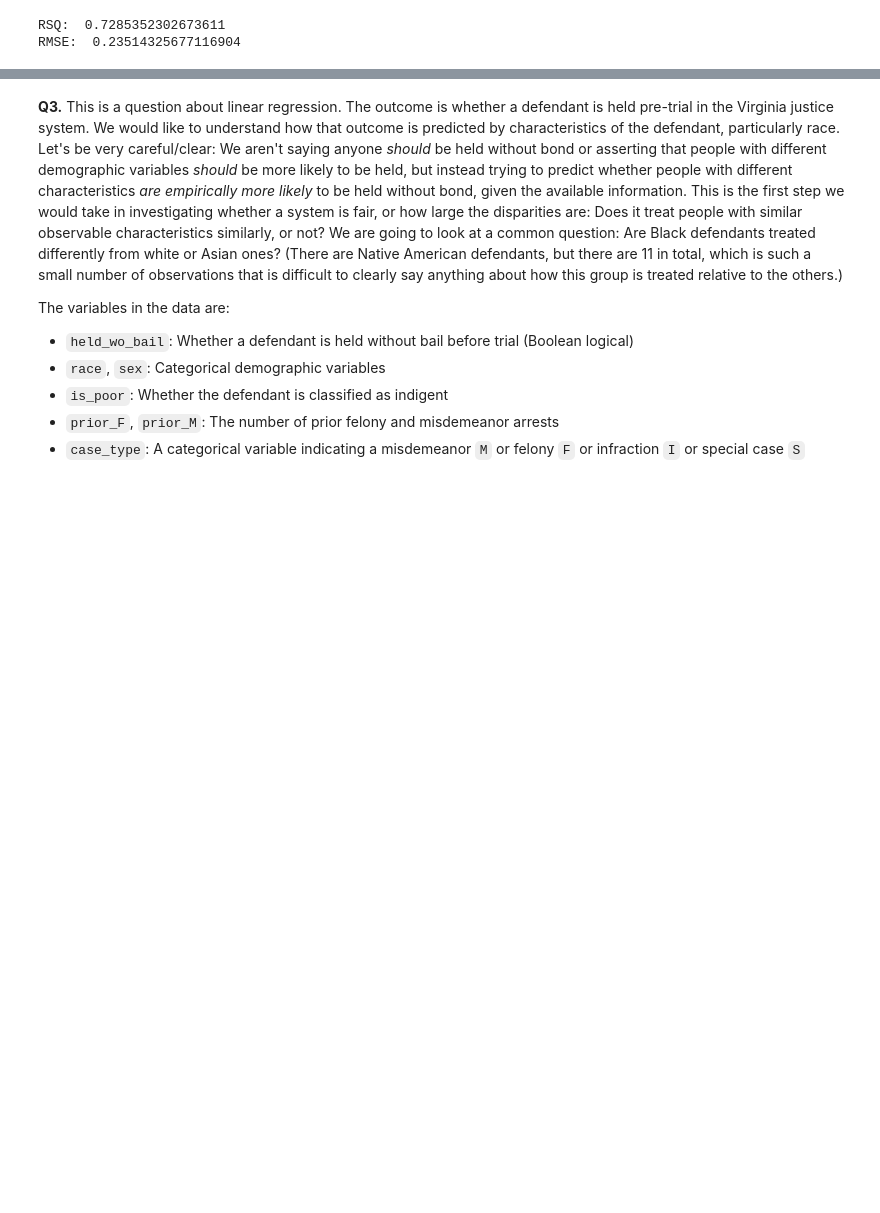
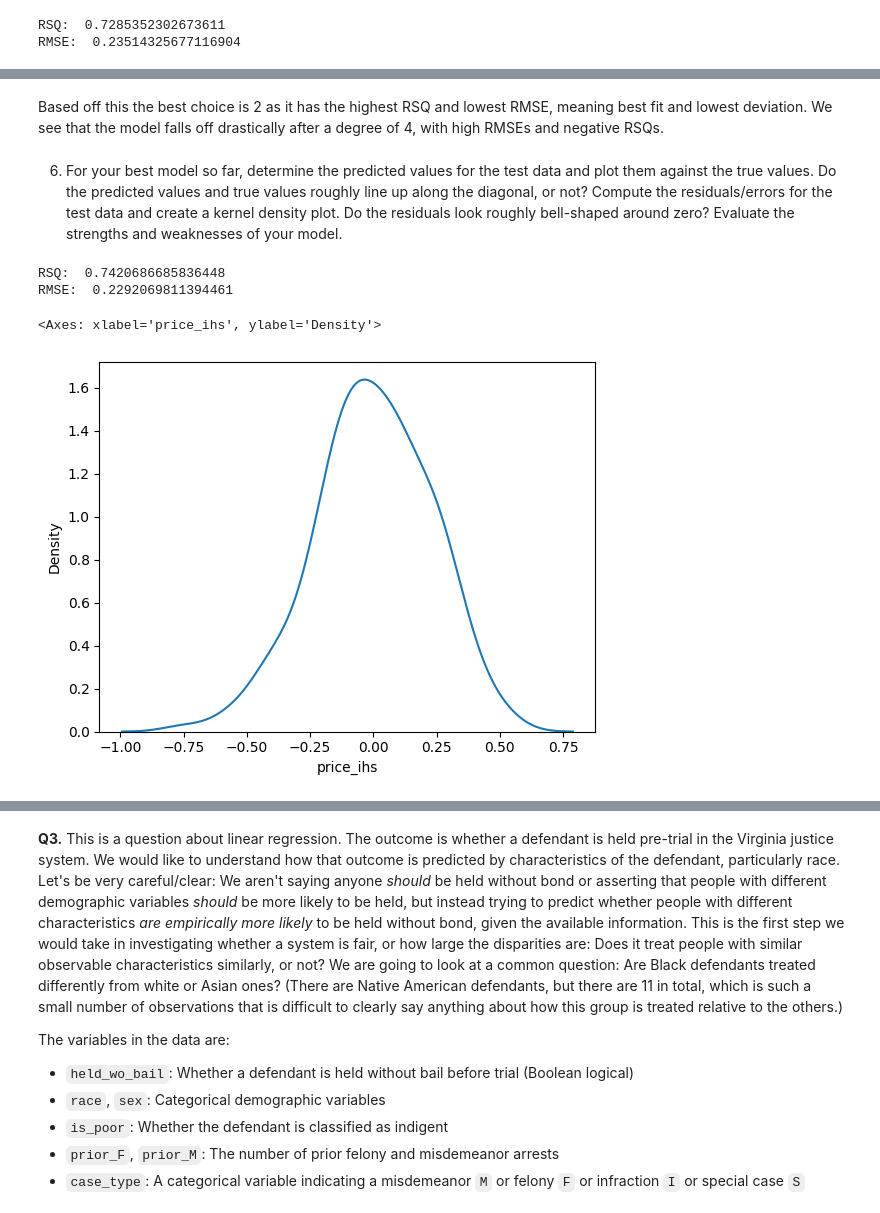
Before and after one commit to cwynne12/linearRegression, a Jupyter notebook: assignment.ipynb, the cells around one changed output, grey strips where cells are left out. Saved outputs shown, nothing was run; the diff lists cells and outputs as text; code cells hidden in the pictures; blank space fills up the shorter version.

```diff
--- a/assignment.ipynb
+++ b/assignment.ipynb
@@ -481,0 +520,41 @@ The combined categorical and numerical regression had the highest r-squared (and
+# %% [markdown]
+Based off this the best choice is 2 as it has the highest RSQ and lowest RMSE, meaning best fit and lowest deviation. We see that the model falls off drastically after a degree of 4, with high RMSEs and negative RSQs.
+# %% [markdown]
+6. For your best model so far, determine the predicted values for the test data and plot them against the true values. Do the predicted values and true values roughly line up along the diagonal, or not? Compute the residuals/errors for the test data and create a kernel density plot. Do the residuals look roughly bell-shaped around zero? Evaluate the strengths and weaknesses of your model.
+# %%
+i = 2 #based off last calculation with polynomial facyors
+
+#test
+expander =PolynomialFeatures(degree = i, include_bias = False)
+z=expander.fit_transform(testdataN) #puts data frame into expander to get powers/interactions of x and y
+names = expander.get_feature_names_out() #get names of variables
+expandedtestdf = pd.DataFrame(data = z, columns = names) # new expanded data frame
+
+#train
+z= expander.fit_transform(traindataN)
+names= expander.get_feature_names_out()#names of train data
+expandedtraindf = pd.DataFrame (data = z, columns = names)
+
+
+combinedxtrain = pd.concat([expandedtraindf, xtraincat], axis = 1, ignore_index = True)
+combinedxtrain.columns = combinedxtrain.columns.astype(str) #cast
+
+expandedtestdf.reset_index(drop=True, inplace=True)
+xtestcat.reset_index (drop = True, inplace = True)
+combinedxtest = pd.concat([expandedtestdf, xtestcat], axis = 1, ignore_index = True)
+combinedxtest.columns = combinedxtest.columns.astype(str)
+
+combinedreg =LinearRegression().fit(combinedxtrain, ytrain)
+y_hatcombined = combinedreg.predict(combinedxtest)
+print( "RSQ: ", combinedreg.score(combinedxtest, ytest))
+print( "RMSE: ", np.sqrt(np.mean((ytest-y_hatcombined)**2)))
+resid = ytest-y_hatcombined
+
+#kde
+
+sns.kdeplot(resid)
+# %% [output]
+RSQ:  0.7420686685836448
+RMSE:  0.2292069811394461
+<Axes: xlabel='price_ihs', ylabel='Density'>
+[figure, added]
```
Also changed, not shown: parts of 10 cells of this notebook.
